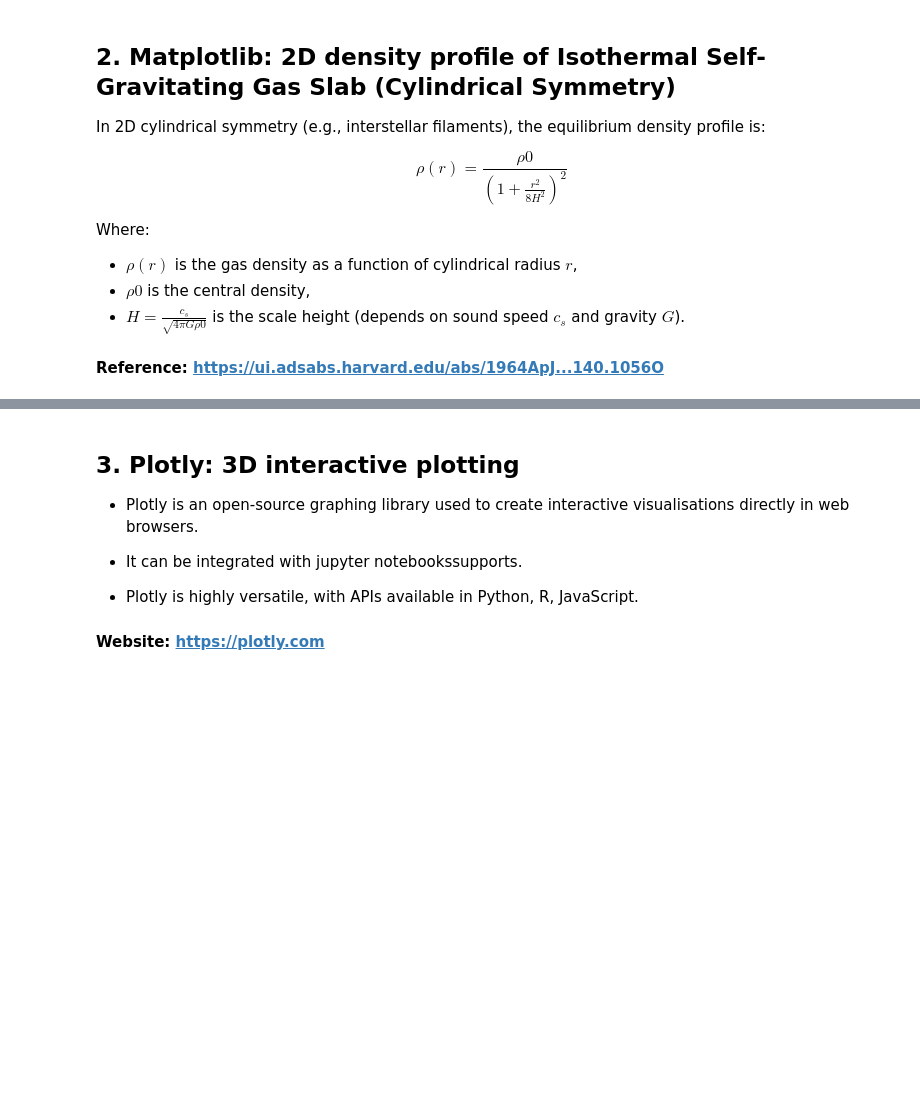
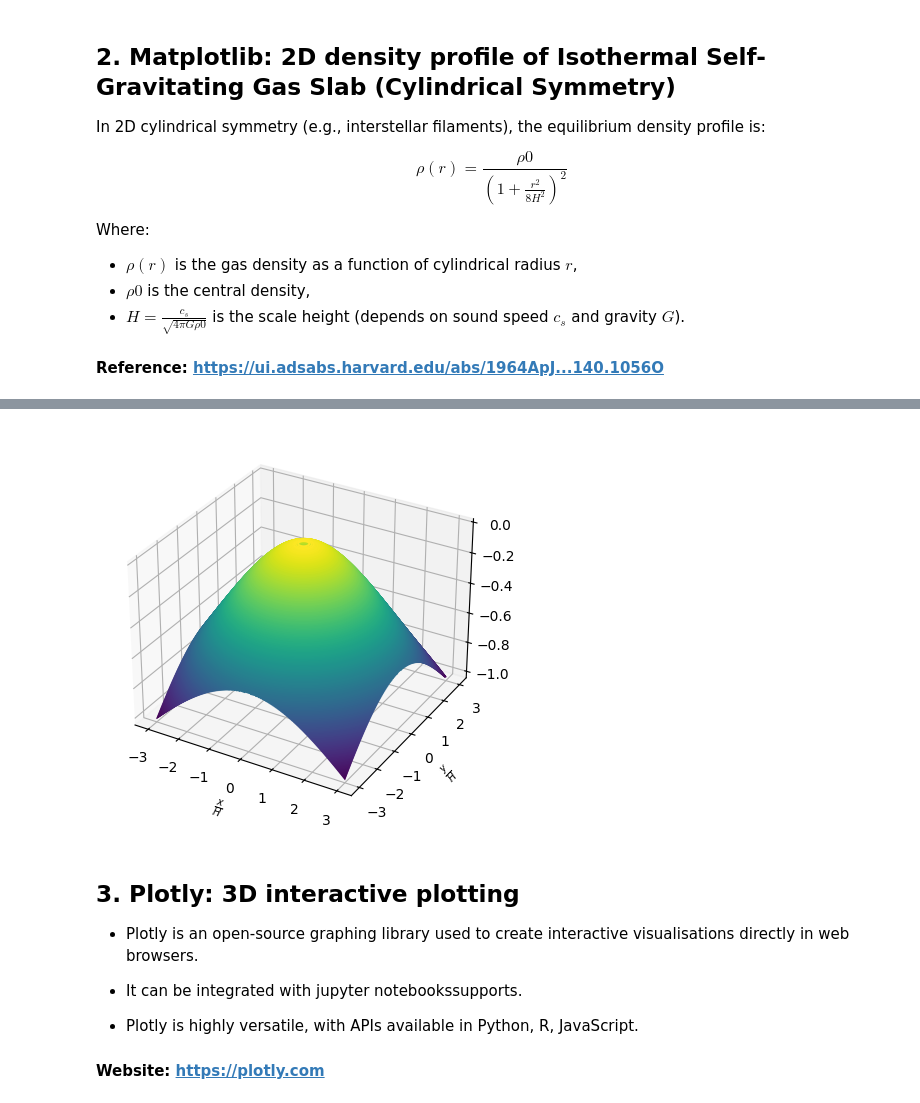
Before and after one commit to wbandabarragan/Bootcamp2025, a Jupyter notebook: CursoA_Semana1/Clase_02/Clase_2a.ipynb, the cells around one changed output, grey strips where cells are left out. Saved outputs shown, nothing was run; the diff lists cells and outputs as text; code cells hidden in the pictures; blank space fills up the shorter version.

```diff
--- a/CursoA_Semana1/Clase_02/Clase_2a.ipynb
+++ b/CursoA_Semana1/Clase_02/Clase_2a.ipynb
@@ -132,3 +182,23 @@ plt.show()
+# %%
+
+# Plot
+plt.figure(figsize=(6, 5))
+
+#plt.contourf(x_2d/H, y_2d/H, np.log10(rho_norm), levels=50, cmap='inferno')
+
+ax = plt.axes(projection = "3d")
+
+ax.contour3D(x_2d/H, y_2d/H, np.log10(rho_norm), 500)
+
+#cbar = plt.colorbar(label=r'$\log_{10}(\rho / \rho0)$')
+
+plt.xlabel(r'$\frac{x}{H}$')
+plt.ylabel(r'$\frac{y}{H}$')
+
+
+plt.savefig("./images/2d_density.png")
+# %% [output]
+[figure, added]
 # %% [markdown]
 ## 3. Plotly: 3D interactive plotting
 
```
Also changed, not shown: parts of 9 cells of this notebook.
